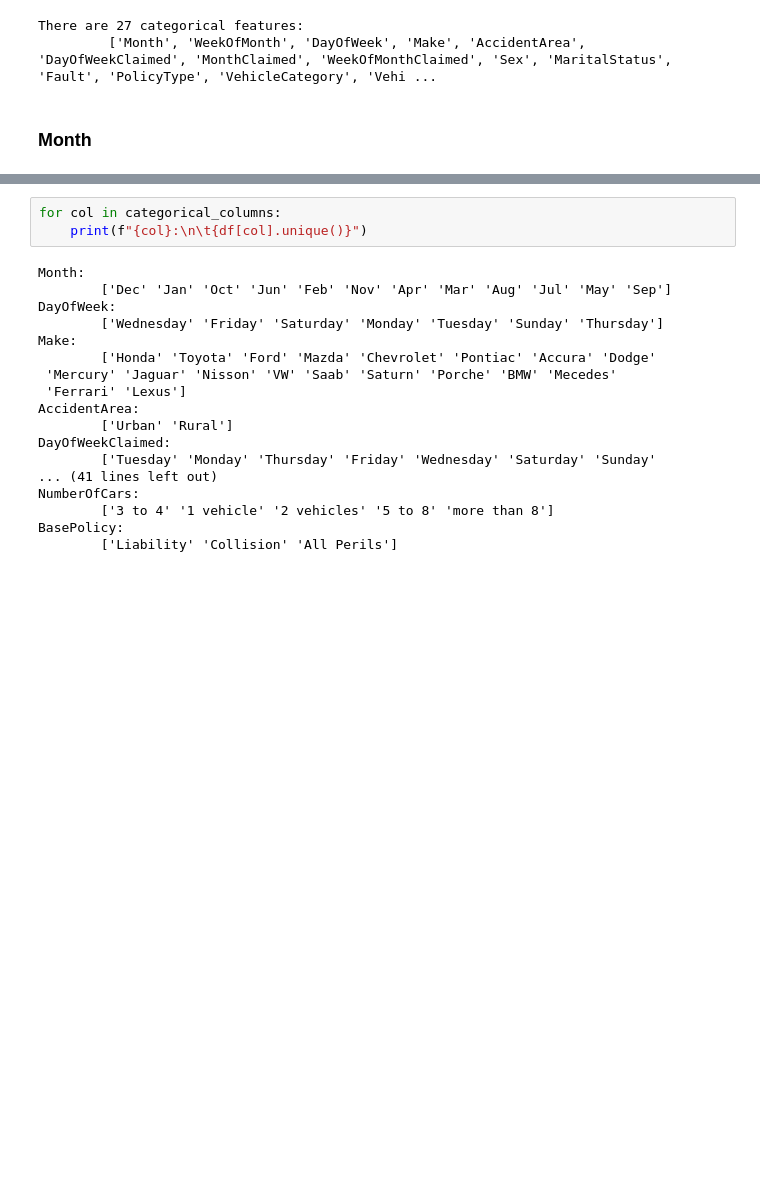
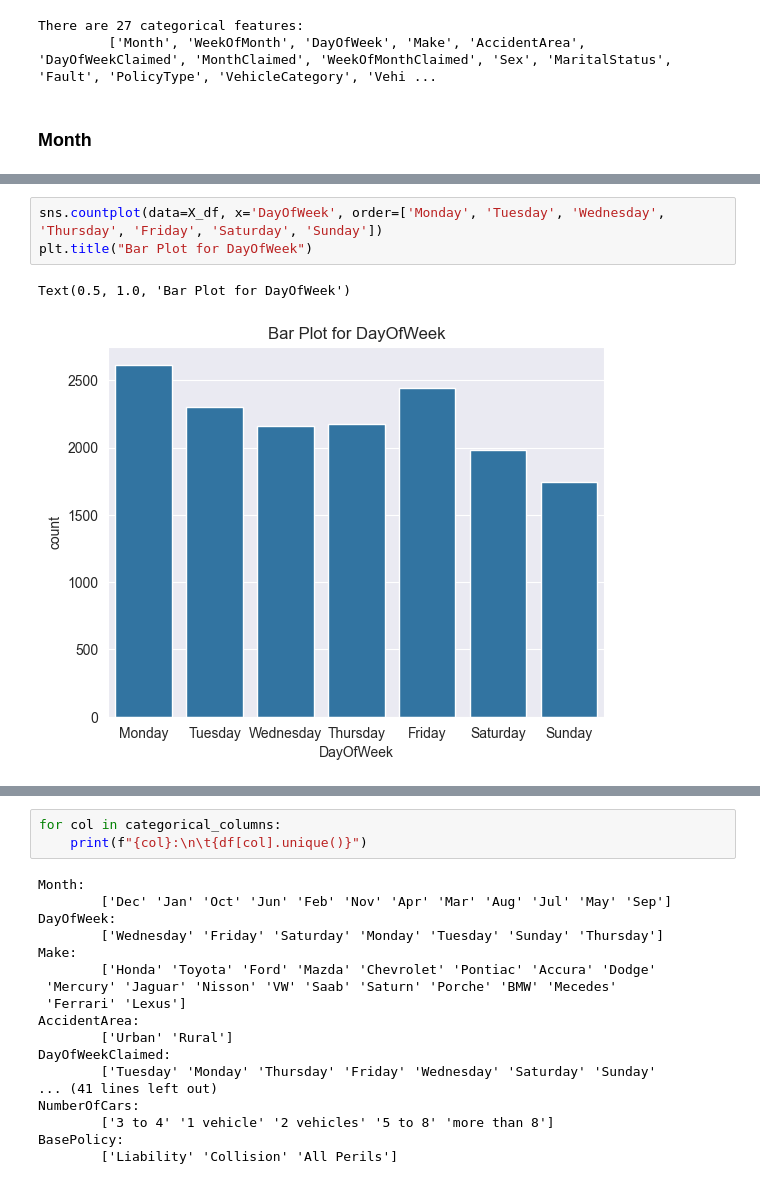
Before and after one commit to aburgosn-ds/ML_claim_fraud_detection, a Jupyter notebook: notebook.ipynb, the cells around one changed output, grey strips where cells are left out. Cells and saved outputs as stored; diff of their text form; blank space fills up the shorter version.

```diff
--- a/notebook.ipynb
+++ b/notebook.ipynb
@@ -369,0 +444,6 @@ There are 27 categorical features:
+# %%
+sns.countplot(data=X_df, x='DayOfWeek', order=['Monday', 'Tuesday', 'Wednesday', 'Thursday', 'Friday', 'Saturday', 'Sunday'])
+plt.title("Bar Plot for DayOfWeek")
+# %% [output]
+Text(0.5, 1.0, 'Bar Plot for DayOfWeek')
+[figure, added]
```
Also changed, not shown: parts of 39 cells of this notebook.
